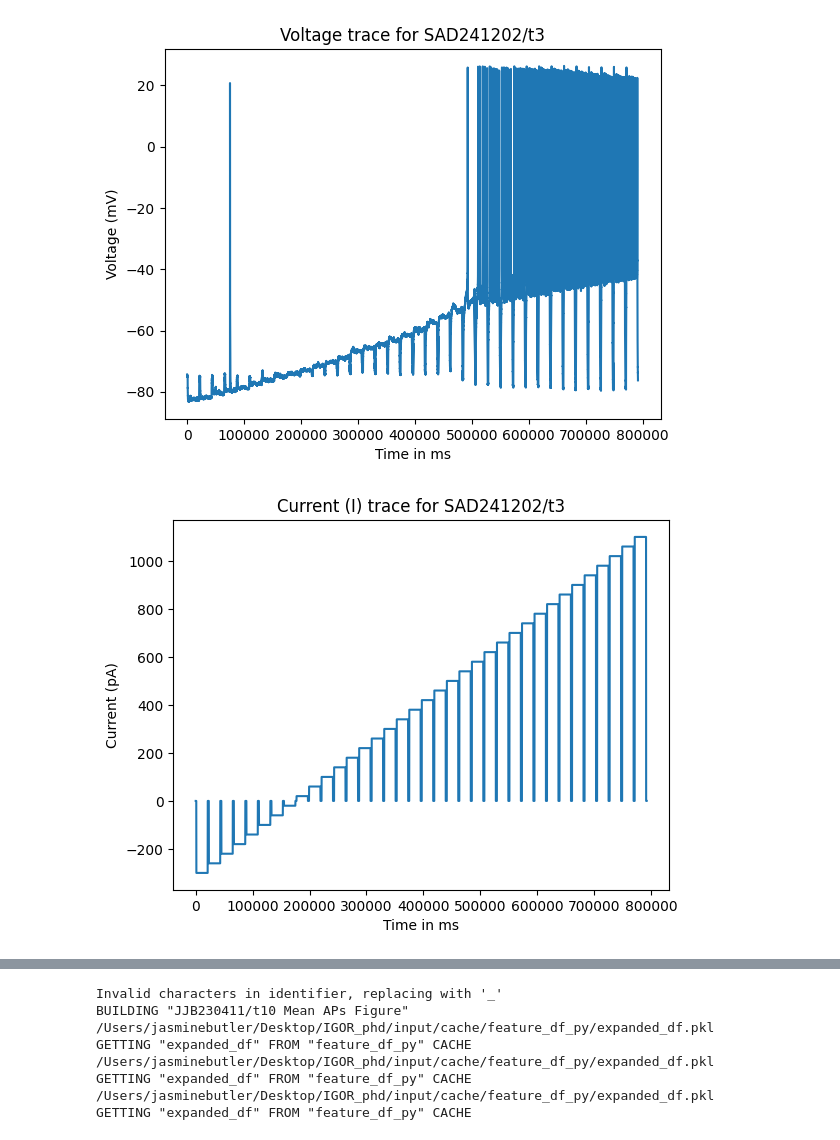
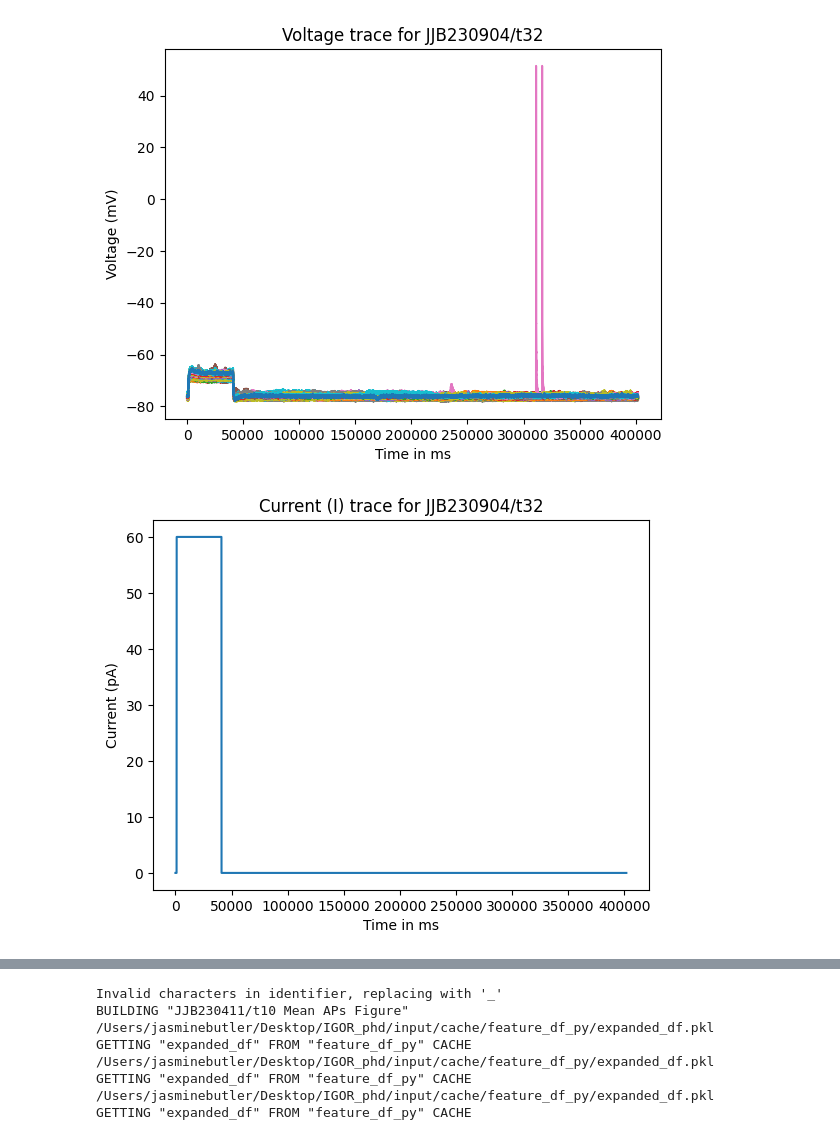
Before and after one commit to jjb-hub/IGOR_phd, a Jupyter notebook: RUN.ipynb, the cells around one changed output, grey strips where cells are left out. Saved outputs shown, nothing was run; the diff lists cells and outputs as text; code cells hidden in the pictures.

```diff
--- a/RUN.ipynb
+++ b/RUN.ipynb
@@ -1,5 +1,5 @@
 # %%
 from module.Ephys_Project import Ephys, APP, FP, Project
-Project("PSYCH_Ephys").inspect_IGOR_file('SAD241202/t3', stacked=False, n_sweeps=None)
+Project("PSYCH_Ephys").inspect_IGOR_file('JJB230904/t32', stacked=True, n_sweeps=None)
 # %% [output]
 |  | folder_file | cell_id | data_type | drug | conc_uM | replication_no | application_order | drug_in | ... |
@@ -7,2 +7,2 @@ Project("PSYCH_Ephys").inspect_IGOR_file('SAD241202/t3', stacked=False, n_sweeps
-[figure, old version]
+[figure, new version]
-[figure, old version]
+[figure, new version]
```
Also changed, not shown: parts of 9 cells of this notebook, 10 other files.
